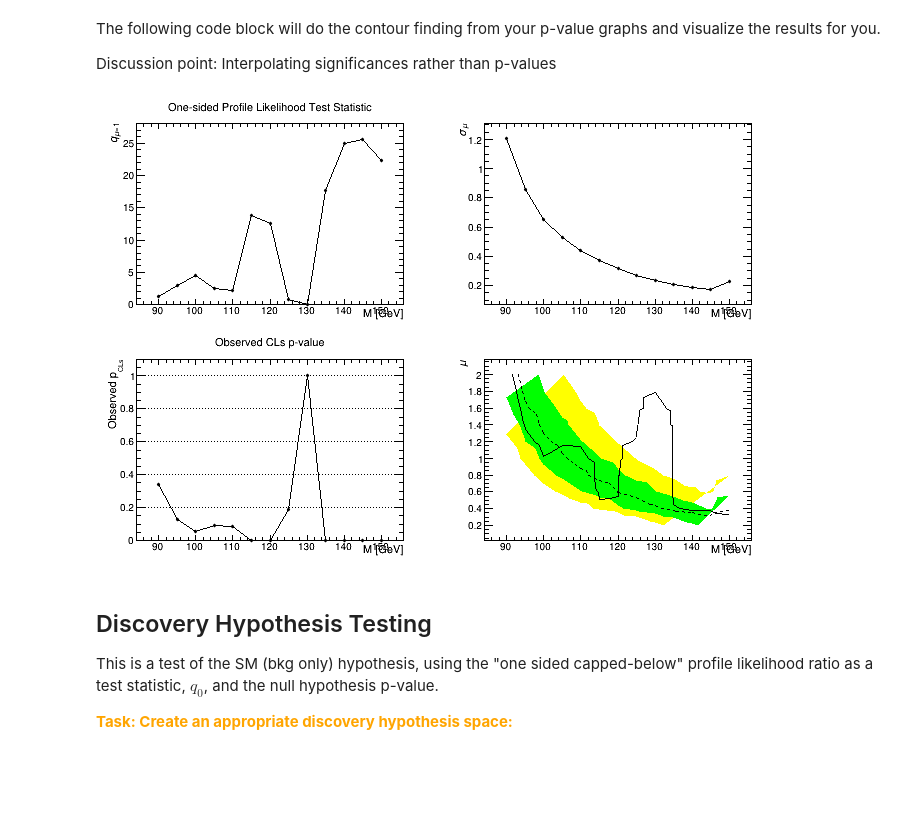
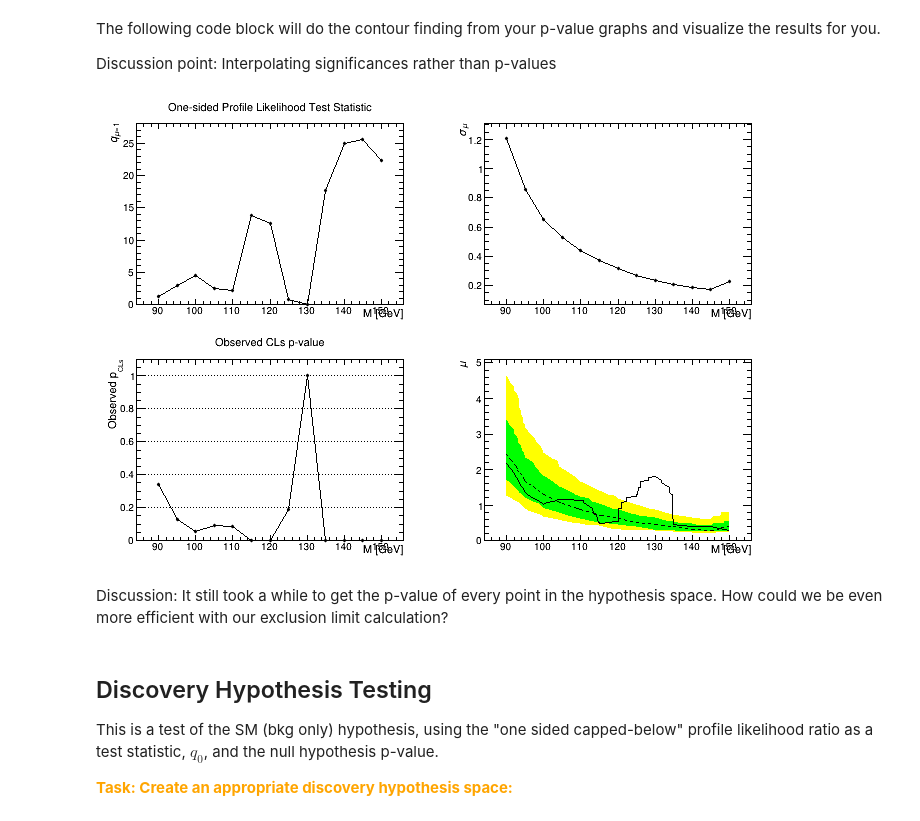
Before and after one commit to will-cern/ralstats, a Jupyter notebook: Main.ipynb, the cells around one changed output. Saved outputs shown, nothing was run; the diff lists cells and outputs as text; code cells hidden in the pictures; blank space fills up the shorter version.

```diff
--- a/Main.ipynb
+++ b/Main.ipynb
@@ -447,34 +442,37 @@ Discussion point: Interpolating significances rather than p-values
 c.cd(4);
 obs_limit = full_obs_pvals.GetContourList(0.05).At(0)
 exp_limit = full_exp_pvals[0].GetContourList(0.05).At(0)
 exp2_limit = full_exp_pvals[2].GetContourList(0.05).At(0)
 expm2_limit = full_exp_pvals[-2].GetContourList(0.05).At(0)
 
 # combine the two contours so can draw as a 'band'
 exp2_limit.Sort();expm2_limit.Sort(ROOT.TGraph.CompareX,False)
 l = ROOT.TList(); l.Add(expm2_limit)
 exp2_limit.Merge(l)
 
 exp1_limit = full_exp_pvals[1].GetContourList(0.05).At(0)
 expm1_limit = full_exp_pvals[-1].GetContourList(0.05).At(0)
 
 # likewise for 1sigma 'band'
 exp1_limit.Sort();expm1_limit.Sort(ROOT.TGraph.CompareX,False)
 l = ROOT.TList(); l.Add(expm1_limit)
 exp1_limit.Merge(l)
 
 exp2_limit.SetFillColor(ROOT.kYellow)
 exp1_limit.SetFillColor(ROOT.kGreen)
 exp_limit.SetLineStyle(2)
 exp2_limit.SetTitle("95\% CLs Limit;M [GeV];\mu");
+exp2_limit.SetMinimum(0.0)
 exp2_limit.Draw("AF")
 exp1_limit.Draw("F")
 exp_limit.Draw("L")
 obs_limit.Draw("L")
 
 c.Draw()
 # %% [output]
-[figure, old version]
+[figure, new version]
+# %% [markdown]
+Discussion: It still took a while to get the p-value of every point in the hypothesis space. How could we be even more efficient with our exclusion limit calculation?
 # %% [markdown]
 ## Discovery Hypothesis Testing
 
```
Also changed, not shown: parts of 16 cells of this notebook, 1 other file.
